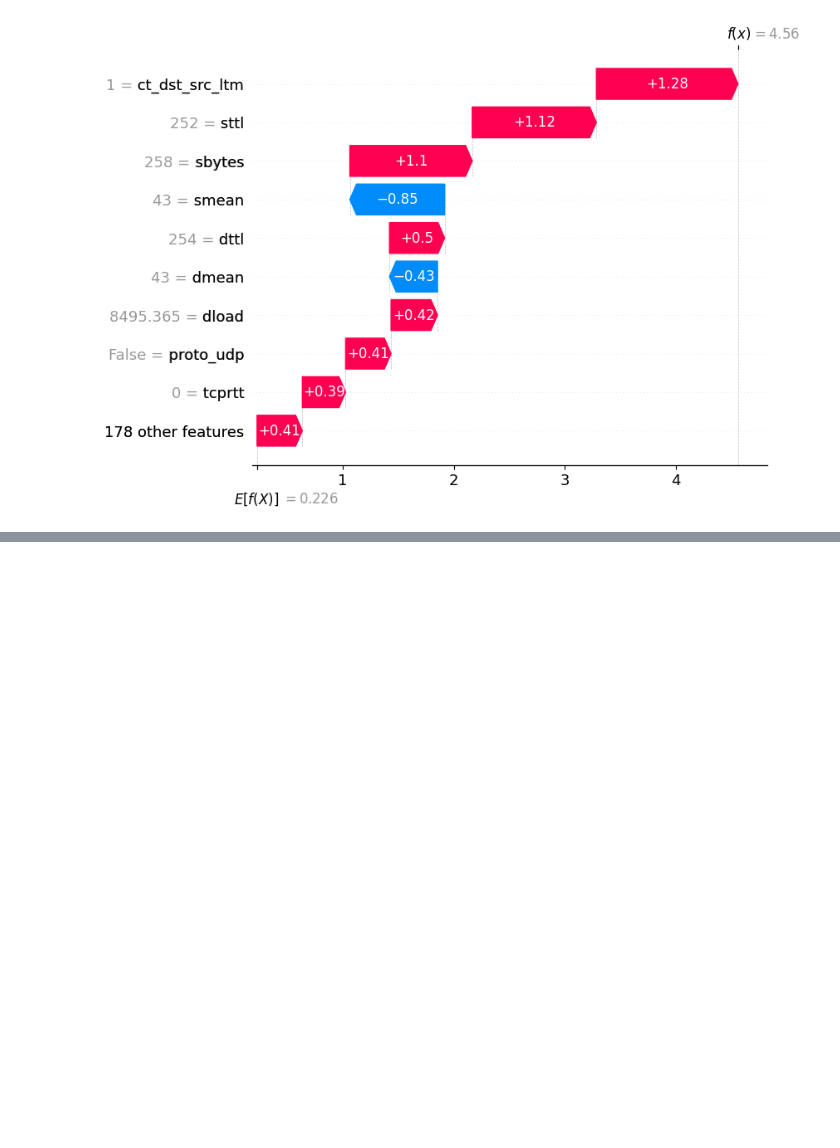
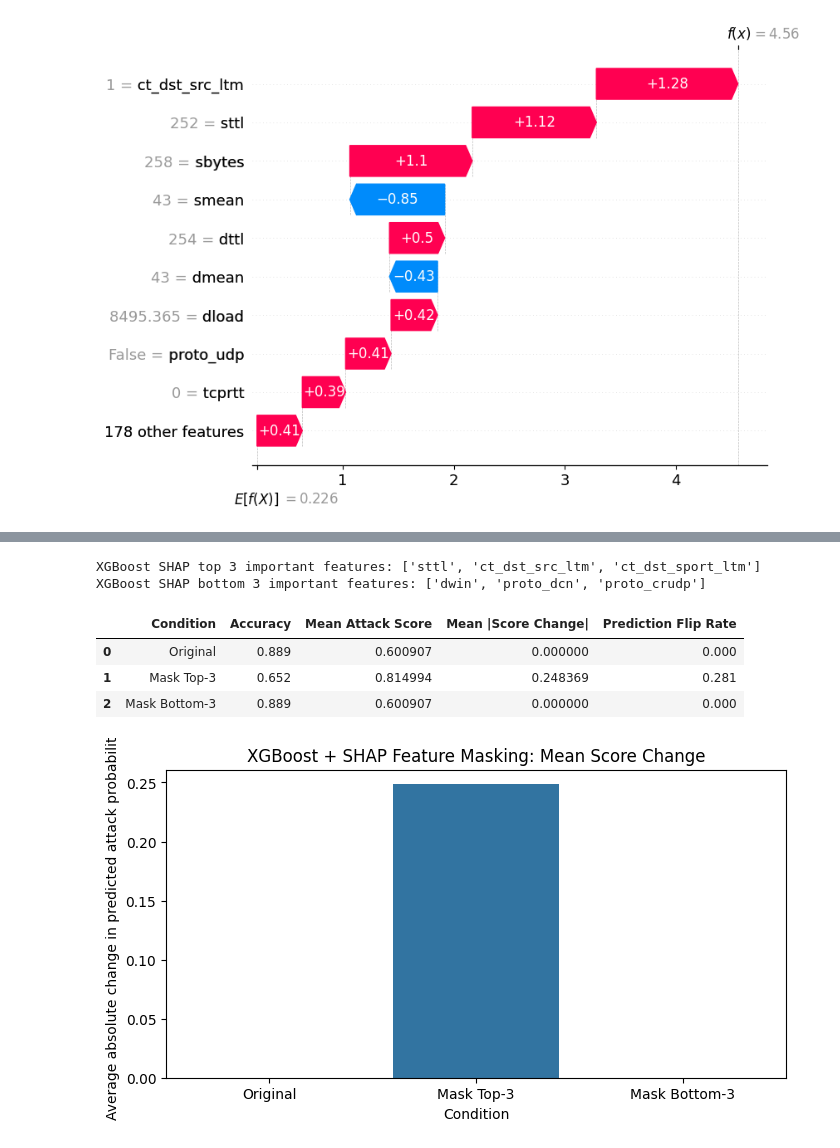
Before and after one commit to codygt3/ECE609-XAI-Lab, a Jupyter notebook: intrinsic_vs_posthoc.ipynb, the cells around one changed output, grey strips where cells are left out. Saved outputs shown, nothing was run; the diff lists cells and outputs as text; code cells hidden in the pictures; blank space fills up the shorter version.

```diff
--- a/intrinsic_vs_posthoc.ipynb
+++ b/intrinsic_vs_posthoc.ipynb
@@ -178,0 +390,60 @@ shap.plots.waterfall(
+# %%
+xgb_top3 = top_k_features_from_importance(xgb_shap_global, k=3)
+xgb_bottom3 = bottom_k_features_from_importance(xgb_shap_global, k=3)
+
+print("XGBoost SHAP top 3 important features:", xgb_top3)
+print("XGBoost SHAP bottom 3 important features:", xgb_bottom3)
+# %% [output]
+XGBoost SHAP top 3 important features: ['sttl', 'ct_dst_src_ltm', 'ct_dst_sport_ltm']
+XGBoost SHAP bottom 3 important features: ['dwin', 'proto_dcn', 'proto_crudp']
+# %%
+xgb_base_scores = get_positive_class_score(xgb_model, mask_test_X)
+xgb_base_preds = (xgb_base_scores >= 0.5).astype(int)
+
+xgb_top_masked_X = mask_features_with_reference(mask_test_X, xgb_top3, reference_values)
+xgb_bottom_masked_X = mask_features_with_reference(mask_test_X, xgb_bottom3, reference_values)
+
+xgb_top_scores = get_positive_class_score(xgb_model, xgb_top_masked_X)
+xgb_bottom_scores = get_positive_class_score(xgb_model, xgb_bottom_masked_X)
+
+xgb_top_preds = (xgb_top_scores >= 0.5).astype(int)
+xgb_bottom_preds = (xgb_bottom_scores >= 0.5).astype(int)
+
+xgb_results = pd.DataFrame({
+    "Condition": ["Original", "Mask Top-3", "Mask Bottom-3"],
+    "Accuracy": [
+        accuracy_score(mask_test_y, xgb_base_preds),
+        accuracy_score(mask_test_y, xgb_top_preds),
+        accuracy_score(mask_test_y, xgb_bottom_preds),
+    ],
+    "Mean Attack Score": [
+        xgb_base_scores.mean(),
+        xgb_top_scores.mean(),
+        xgb_bottom_scores.mean(),
+    ],
+    "Mean |Score Change|": [
+        0.0,
+        np.mean(np.abs(xgb_top_scores - xgb_base_scores)),
+        np.mean(np.abs(xgb_bottom_scores - xgb_base_scores)),
+    ],
+    "Prediction Flip Rate": [
+        0.0,
+        np.mean(xgb_top_preds != xgb_base_preds),
+        np.mean(xgb_bottom_preds != xgb_base_preds),
+    ]
+})
+
+xgb_results
+# %% [output]
+|  | Condition | Accuracy | Mean Attack Score | Mean |Score Change| | Prediction Flip Rate |
+| 0 | Original | 0.889 | 0.600907 | 0.000000 | 0.000 |
+| 1 | Mask Top-3 | 0.652 | 0.814994 | 0.248369 | 0.281 |
+| 2 | Mask Bottom-3 | 0.889 | 0.600907 | 0.000000 | 0.000 |
+# %%
+plt.figure(figsize=(8, 4))
+sns.barplot(data=xgb_results, x="Condition", y="Mean |Score Change|")
+plt.title("XGBoost + SHAP Feature Masking: Mean Score Change")
+plt.ylabel("Average absolute change in predicted attack probability")
+plt.show()
+# %% [output]
+[figure, added]
```
Also changed, not shown: parts of 30 cells of this notebook.
